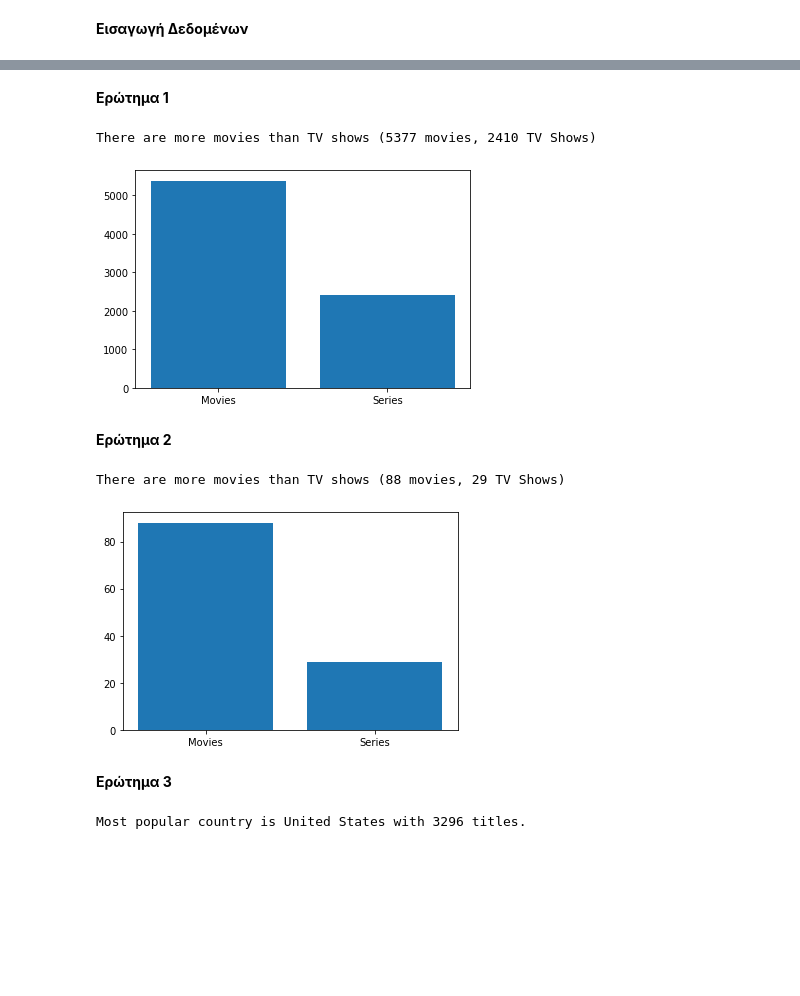
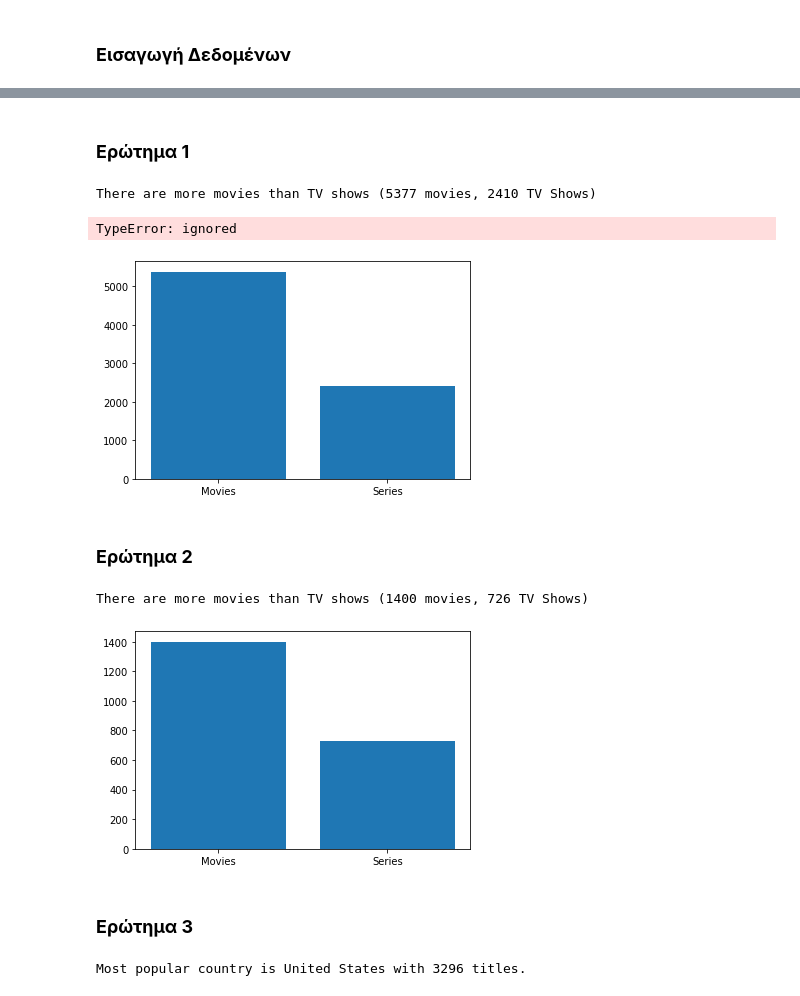
Before and after one commit to d-maniatakos/data-mining-assignment1, a Jupyter notebook: data_mining_assignment1.ipynb, the cells around one changed output, grey strips where cells are left out. Saved outputs shown, nothing was run; the diff lists cells and outputs as text; code cells hidden in the pictures; blank space fills up the shorter version.

```diff
--- a/data_mining_assignment1.ipynb
+++ b/data_mining_assignment1.ipynb
@@ -1,5 +10,5 @@
 # %% [markdown]
-**Εισαγωγή Δεδομένων**
+### **Εισαγωγή Δεδομένων**
 # %%
 import pandas as pd
 import matplotlib.pyplot as plt
@@ -20,35 +29,39 @@ netflix_data.head(10)
 | 8 | s9 | Movie | 706 | Shravan Kumar | Divya Dutta, Atul Kulkarni, Mohan... | India | April 1, 2019 | 2019 | TV-14 | 118 min | ... |
 | 9 | s10 | Movie | 1920 | Vikram Bhatt | Rajneesh Duggal, Adah Sharma, Ind... | India | December 15, 2017 | 2008 | TV-MA | 143 min | ... |
 # %% [markdown]
-**Ερώτημα 1**
+### **Ερώτημα 1**
 # %%
-def print_most_popular_type(df):
+def print_most_popular_type(df, title):
   most_popular_type = df.type.value_counts()
-  movie_amount  = most_popular_type.get('Movie')
-  shows_amount  = most_popular_type.get('TV Show')
+  movie_amount = most_popular_type.get('Movie')
+  shows_amount = most_popular_type.get('TV Show')
   if movie_amount > shows_amount:
     print("There are more movies than TV shows (" + str(movie_amount) + " movies, " + str(shows_amount) + " TV Shows)")
   else:
     print("There are more TV Shows than movies (" + str(movie_amount) + " movies, " + str(shows_amount) + " TV Shows)")
   plt.bar(['Movies', 'Series'], [movie_amount, shows_amount])
+  plt.title("a")
+  plt.show()
 
-print_most_popular_type(netflix_data)
+print_most_popular_type(netflix_data, "")
 # %% [output]
 There are more movies than TV shows (5377 movies, 2410 TV Shows)
+TypeError: ignored
 [figure]
 # %% [markdown]
-**Ερώτημα 2**
+### **Ερώτημα 2**
 # %%
-def recentNetflixData(df, year):
-  df2 = df[df['date_added'].notnull()]
-  return df2[df2['date_added'].str.split(', ', expand=True)[1].astype(int) > year].reset_index()
+def print_most_popular_type_in_year(df, year):
+  year_df = df[df['date_added'].notnull()]
+  year_df = year_df[year_df['date_added'].str.split(', ', expand=True)[1].astype(int) > year].reset_index()
+  print_most_popular_type(year_df, str(year))
 
-print_most_popular_type(recentNetflixData(netflix_data, 2020))
+print_most_popular_type_in_year(netflix_data, 2019)
 # %% [output]
-There are more movies than TV shows (88 movies, 29 TV Shows)
+There are more movies than TV shows (1400 movies, 726 TV Shows)
-[figure, old version]
+[figure, new version]
 # %% [markdown]
-**Ερώτημα 3**
+### **Ερώτημα 3**
 # %%
 def seperateCommas(expression):
   return expression.split(', ')
```
Also changed, not shown: parts of 17 cells of this notebook.
